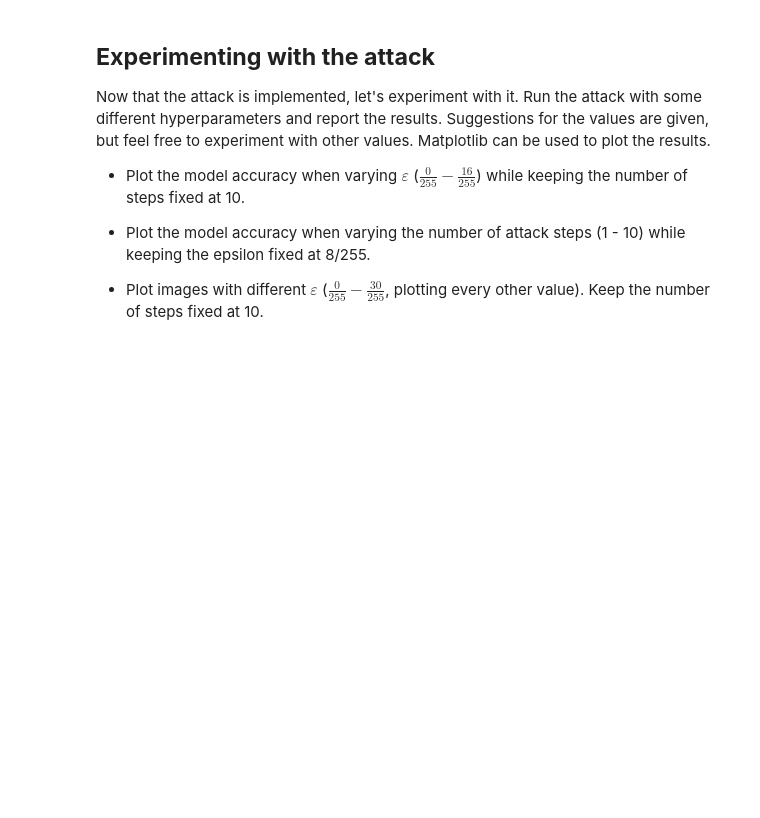
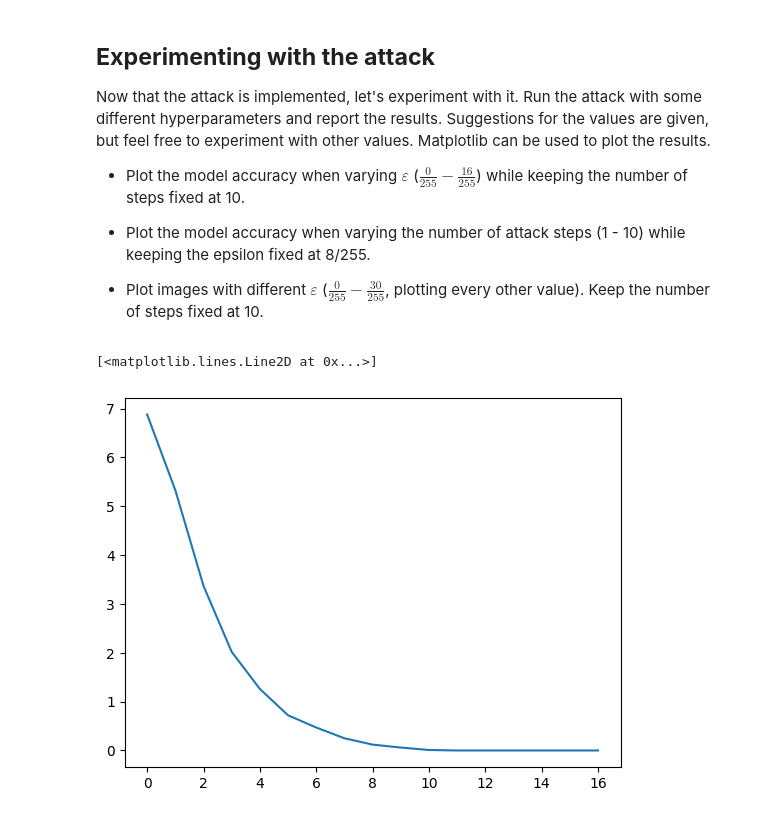
Before and after one commit to PaoloWang1/adversarial_learning, a Jupyter notebook: Adversarial_homework.ipynb, the cells around one changed output. Cells and saved outputs as stored; diff of their text form; code cells hidden in the pictures; blank space fills up the shorter version.

```diff
--- a/Adversarial_homework.ipynb
+++ b/Adversarial_homework.ipynb
@@ -272,3 +281,15 @@ Now that the attack is implemented, let's experiment with it. Run the attack wit
 - Plot the model accuracy when varying the number of attack steps (1 - 10) while keeping the epsilon fixed at 8/255.
 
 - Plot images with different $\varepsilon$ ($\frac{0}{255} - \frac{30}{255}$, plotting every other value). Keep the number of steps fixed at 10.
+# %%
+acc_list = []
+for x in range(17):
+    acc_list.append([x, evaluate_adv(model, testloader, eps=(x/255.), num_steps=10)[0].item()])
+acc_arr = np.array(acc_list)
+# %%
+ep = acc_arr[:,0]
+accuracies = acc_arr[:,1]
+plt.plot(ep, accuracies)
+# %% [output]
+[<matplotlib.lines.Line2D at 0x...>]
+[figure, added]
```
Also changed, not shown: parts of 4 cells of this notebook.
